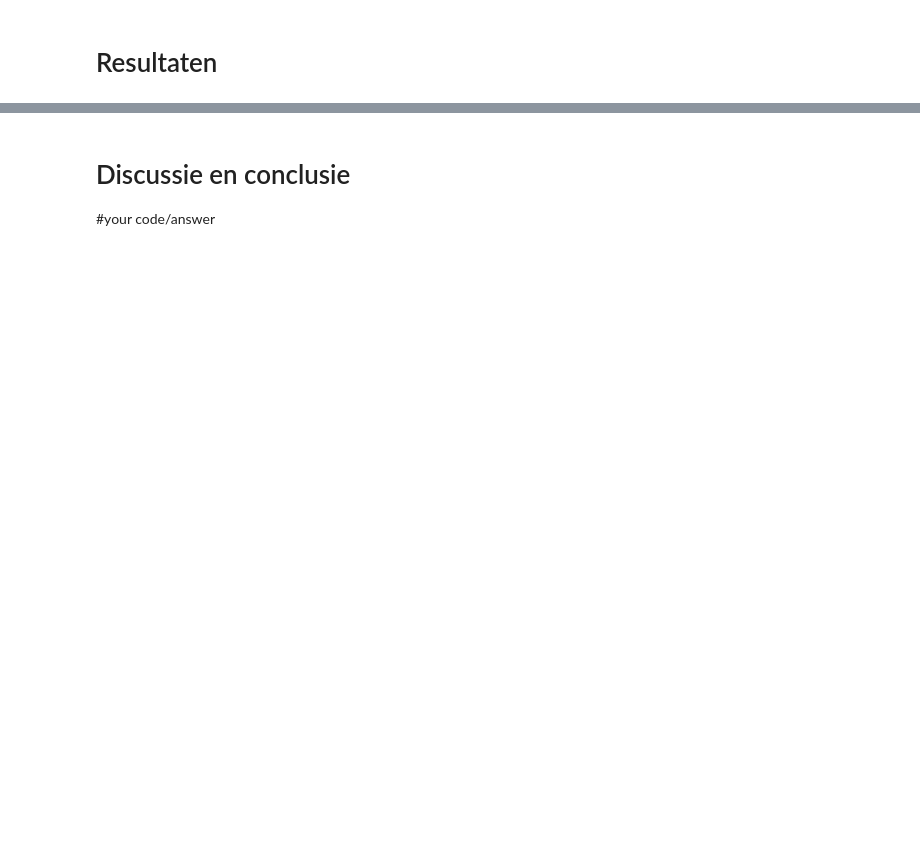
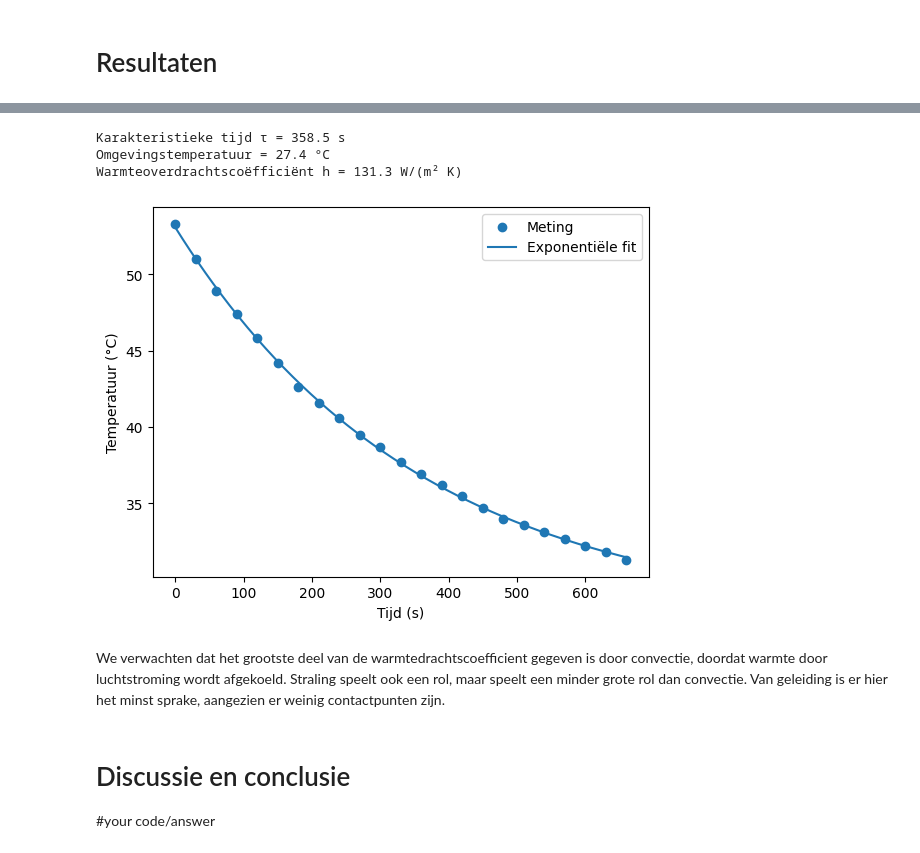
Before and after one commit to meijnebolger/groepMF, a Jupyter notebook: Content/Labs/koelbuis.ipynb, the cells around one changed output, grey strips where cells are left out. Cells and saved outputs as stored; diff of their text form; code cells hidden in the pictures; blank space fills up the shorter version.

```diff
--- a/Content/Labs/koelbuis.ipynb
+++ b/Content/Labs/koelbuis.ipynb
@@ -411,3 +351,52 @@ print(h_exp) # warmteoverdrachtscoëfficiënt in W/m^2 K
+# %%
+import numpy as np
+import matplotlib.pyplot as plt
+from scipy.optimize import curve_fit
+
+times = np.array([0, 30, 60, 90, 120, 150, 180, 210, 240, 270, 300, 330, 360, 390, 420, 450, 480, 510, 540, 570, 600, 630, 660])  # tijd in seconden
+
+temps = np.array([53.3, 51.0, 48.9, 47.4, 45.8, 44.2, 42.6, 41.6, 40.6, 39.5, 38.7, 37.7, 36.9, 36.2, 35.5, 34.7, 34.0, 33.6, 33.1, 32.7, 32.2, 31.8, 31.3]) + 273.15  # omzetting naar Kelvin
+
+buitenoppervlak = 0.0187      # m^2
+warmtecapaciteit = 880        # J/K
+
+
+def cooling_model(t, A, tau, T_omg):
+    return A * np.exp(-t / tau) + T_omg
+
+# Beginwaarden
+A0 = temps[0] - temps[-1]     # startverschil
+tau0 = 700                    # s
+T_omg0 = temps[-1]            # benadering omgeving
+
+popt, pcov = curve_fit(cooling_model, times, temps, p0=[A0, tau0, T_omg0], maxfev=5000)
+
+A_fit, tau_fit, T_omg_fit = popt
+
+print(f"Karakteristieke tijd τ = {tau_fit:.1f} s")
+print(f"Omgevingstemperatuur = {T_omg_fit - 273.15:.1f} °C")
+
+# Warmteoverdrachtscoëfficiënt
+h = warmtecapaciteit / (tau_fit * buitenoppervlak)
+print(f"Warmteoverdrachtscoëfficiënt h = {h:.1f} W/(m² K)")
+
+t_fit = np.linspace(0, times.max(), 300)
+T_fit = cooling_model(t_fit, *popt)
+
+plt.figure()
+plt.scatter(times, temps - 273.15, label="Meting")
+plt.plot(t_fit, T_fit - 273.15, label="Exponentiële fit")
+plt.xlabel("Tijd (s)")
+plt.ylabel("Temperatuur (°C)")
+plt.legend()
+plt.show()
+# %% [output]
+Karakteristieke tijd τ = 358.5 s
+Omgevingstemperatuur = 27.4 °C
+Warmteoverdrachtscoëfficiënt h = 131.3 W/(m² K)
+[figure, added]
+# %% [markdown]
+We verwachten dat het grootste deel van de warmtedrachtscoefficient gegeven is door convectie, doordat warmte door luchtstroming wordt afgekoeld. Straling speelt ook een rol, maar speelt een minder grote rol dan convectie. Van geleiding is er hier het minst sprake, aangezien er weinig contactpunten zijn.
 # %% [markdown]
 # Discussie en conclusie
 
```
Also changed, not shown: parts of 4 cells of this notebook.
